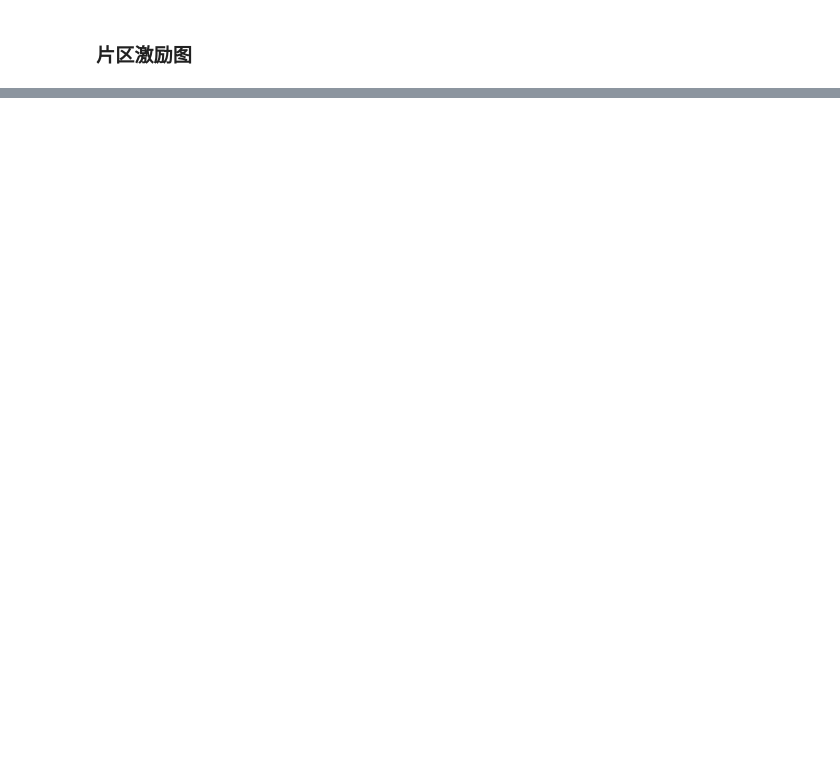
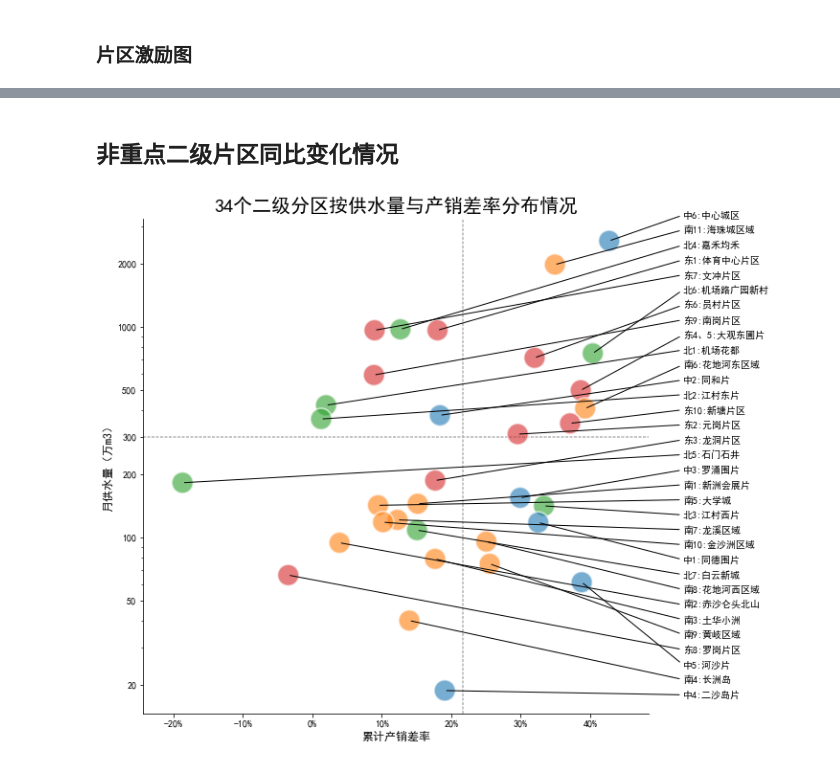
Before and after one commit to jayaston/mypyworks, a Jupyter notebook: jupyter文件/月度产销差漏损率分析报告图表.ipynb, the cells around one changed output, grey strips where cells are left out. Cells and saved outputs as stored; diff of their text form; code cells hidden in the pictures; blank space fills up the shorter version.

```diff
--- a/jupyter文件/月度产销差漏损率分析报告图表.ipynb
+++ b/jupyter文件/月度产销差漏损率分析报告图表.ipynb
@@ -776,3 +652,5 @@ c = (
 
 
 c.render_notebook()
+# %% [markdown]
+## 非重点二级片区同比变化情况
@@ -779,3 +721,43 @@ c.render_notebook()
+# %%
+zone4 = pd.read_excel(r'e:\专题工作（重要）\产销差工作\产销差数据与资料积累\产销差分析周月报图表.xlsx',
+                      sheet_name=1,usecols=['分公司','编号','名称','综合产销差','当月供水量'],nrows=34)
+
+zone4=zone4[~np.isnan(zone4['综合产销差'])]
+zone4= zone4.sort_values('当月供水量',ascending=False)
+xy=list(zip(zone4['综合产销差'],zone4['当月供水量']))
+text=[x+':'+y for x,y in zip(zone4['编号'],zone4['名称'])]
+# %%
+from matplotlib import ticker
+g = sns.relplot(
+    data=zone4,
+    x="综合产销差", y="当月供水量",
+    hue="分公司",  height=8, aspect=1,s=500,alpha=.6,legend=False
+    )
+g.ax.set_title("34个二级分区按供水量与产销差率分布情况",fontsize=20)
+g.ax.set(yscale="log")
+g.ax.xaxis.set_major_formatter(ticker.PercentFormatter(xmax=1,decimals=0))
+g.ax.set_yticks([20,50,100,200, 300, 500,1000,2000])
+g.ax.yaxis.set_major_formatter(ticker.ScalarFormatter())
+g.map(plt.axhline, y=300, color=".7", dashes=(2, 1), zorder=0)
+g.map(plt.axvline, x=0.2166, color=".7", dashes=(2, 1), zorder=0)
+g.ax.set_xlabel("累计产销差率",fontsize=12)
+g.ax.set_ylabel("月供水量（万m3）",fontsize=12)
+
+#g.ax.legend(loc='upper center',ncol=4)
+#g.ax.xaxis.grid(True, "minor", linewidth=.25)
+#g.ax.yaxis.grid(True, "minor", linewidth=.25)
+#g.despine(left=True, bottom=True)
+for i in range(len(zone4)):
+    g.ax.annotate(text[i], xy=xy[i], xytext=(g.ax.get_xlim()[1]+0.05,
+             np.power(10,np.log10(g.ax.get_ylim()[1])-(np.log10(g.ax.get_ylim()[1])-np.log10(g.ax.get_ylim()[0]))/len(zone4)*i)
+                                            ),
+            xycoords='data',
+            arrowprops=dict( arrowstyle = "-",relpos=(0,0.5))
+            )
+
+g.savefig(r'c:\Users\XieJie\Desktop\34个二级分区分布.svg')
+# %% [output]
+[figure, added]
 # %%
 #分公司分布图
 zone3 = pd.read_excel(r'e:\专题工作（重要）\产销差工作\产销差数据与资料积累\产销差分析周月报图表.xlsx',sheet_name=6)
```
Also changed, not shown: parts of 18 cells of this notebook, 3 other files.
